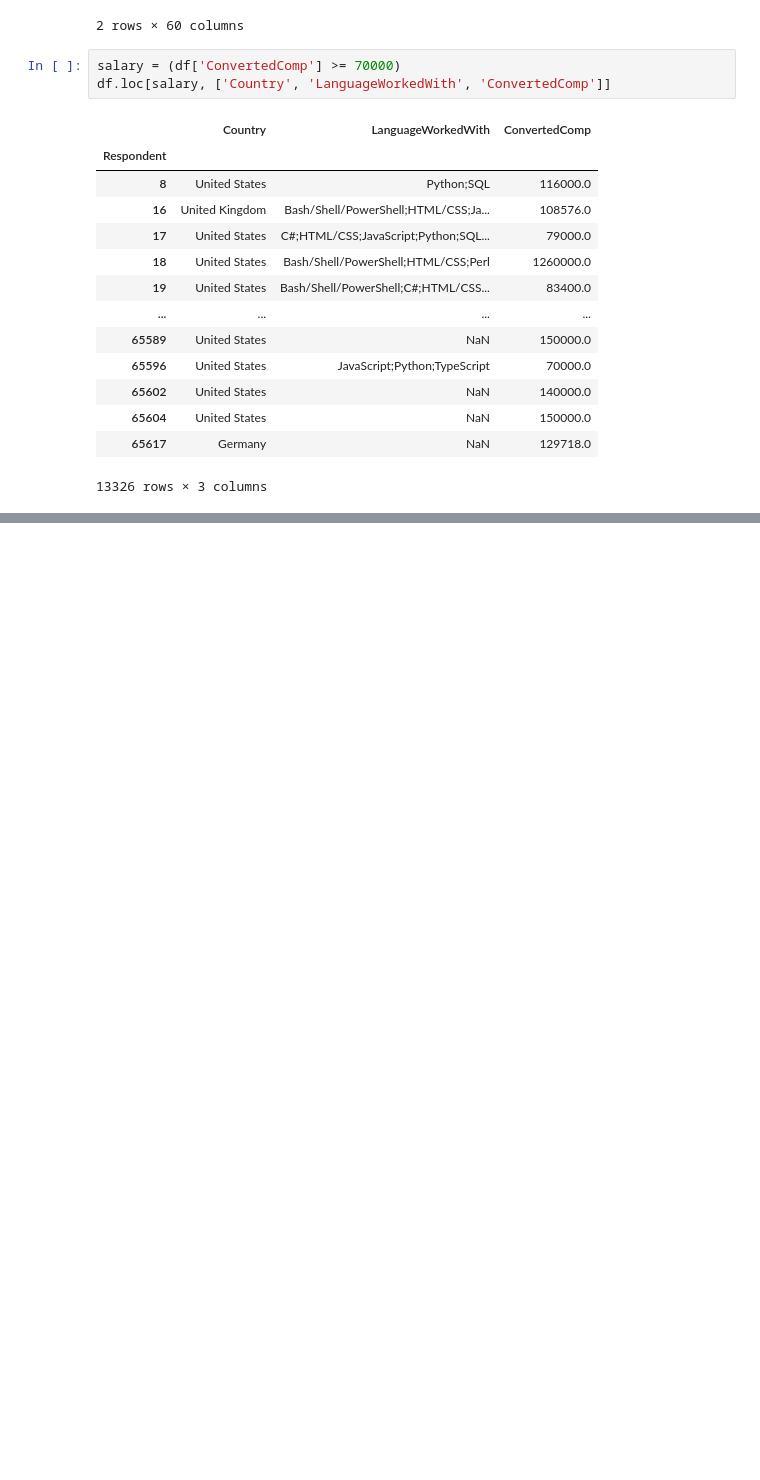
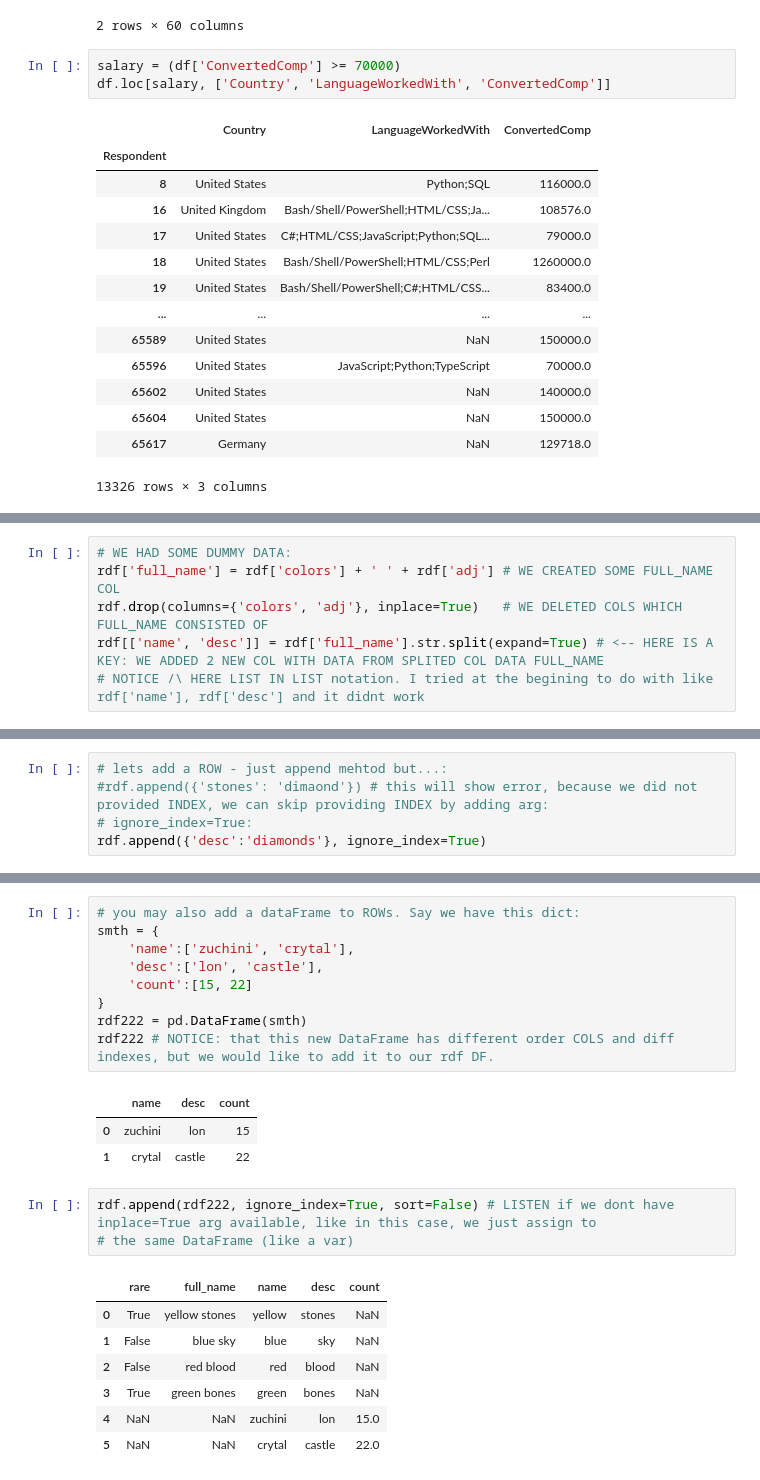
Before and after one commit to trolling-on-the-Moon/Data_Science_notes, a Jupyter notebook: Pandas_1.ipynb, the cells around one changed output, grey strips where cells are left out. Cells and saved outputs as stored; diff of their text form; blank space fills up the shorter version.

```diff
--- a/Pandas_1.ipynb
+++ b/Pandas_1.ipynb
@@ -363,0 +796,6 @@ df.loc[salary, ['Country', 'LanguageWorkedWith', 'ConvertedComp']]
+# %%
+# WE HAD SOME DUMMY DATA:
+rdf['full_name'] = rdf['colors'] + ' ' + rdf['adj'] # WE CREATED SOME FULL_NAME COL
+rdf.drop(columns={'colors', 'adj'}, inplace=True)   # WE DELETED COLS WHICH FULL_NAME CONSISTED OF
+rdf[['name', 'desc']] = rdf['full_name'].str.split(expand=True) # <-- HERE IS A KEY: WE ADDED 2 NEW COL WITH DATA FROM SPLITED COL DATA FULL_NAME
+# NOTICE /\ HERE LIST IN LIST notation. I tried at the begining to do with like rdf['name'], rdf['desc'] and it didnt work
@@ -363,0 +821,5 @@ df.loc[salary, ['Country', 'LanguageWorkedWith', 'ConvertedComp']]
+# %%
+# lets add a ROW - just append mehtod but...:
+#rdf.append({'stones': 'dimaond'}) # this will show error, because we did not provided INDEX, we can skip providing INDEX by adding arg:
+# ignore_index=True:
+rdf.append({'desc':'diamonds'}, ignore_index=True)
@@ -363,0 +833,24 @@ df.loc[salary, ['Country', 'LanguageWorkedWith', 'ConvertedComp']]
+# %%
+# you may also add a dataFrame to ROWs. Say we have this dict:
+smth = {
+    'name':['zuchini', 'crytal'],
+    'desc':['lon', 'castle'],
+    'count':[15, 22]
+}
+rdf222 = pd.DataFrame(smth)
+rdf222 # NOTICE: that this new DataFrame has different order COLS and diff indexes, but we would like to add it to our rdf DF.
+# %% [output]
+|  | name | desc | count |
+| 0 | zuchini | lon | 15 |
+| 1 | crytal | castle | 22 |
+# %%
+rdf.append(rdf222, ignore_index=True, sort=False) # LISTEN if we dont have inplace=True arg available, like in this case, we just assign to
+# the same DataFrame (like a var)
+# %% [output]
+|  | rare | full_name | name | desc | count |
+| 0 | True | yellow stones | yellow | stones | NaN |
+| 1 | False | blue sky | blue | sky | NaN |
+| 2 | False | red blood | red | blood | NaN |
+| 3 | True | green bones | green | bones | NaN |
+| 4 | NaN | NaN | zuchini | lon | 15.0 |
+| 5 | NaN | NaN | crytal | castle | 22.0 |
```
Also changed, not shown: parts of 65 cells of this notebook.
